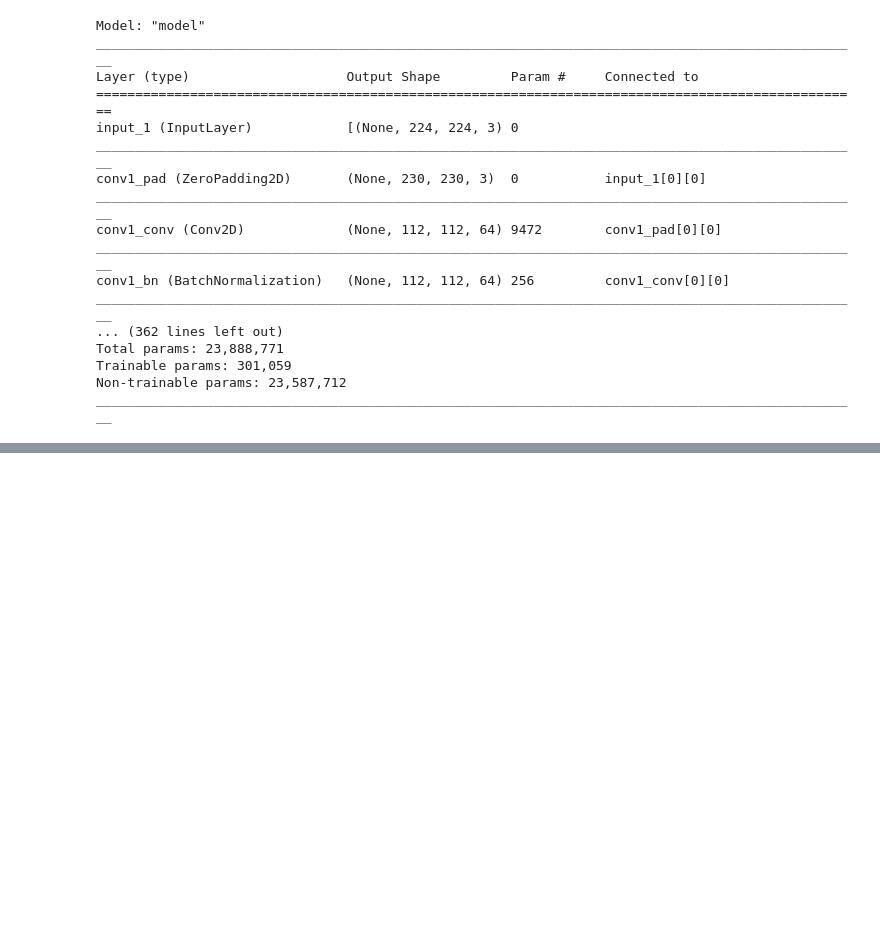
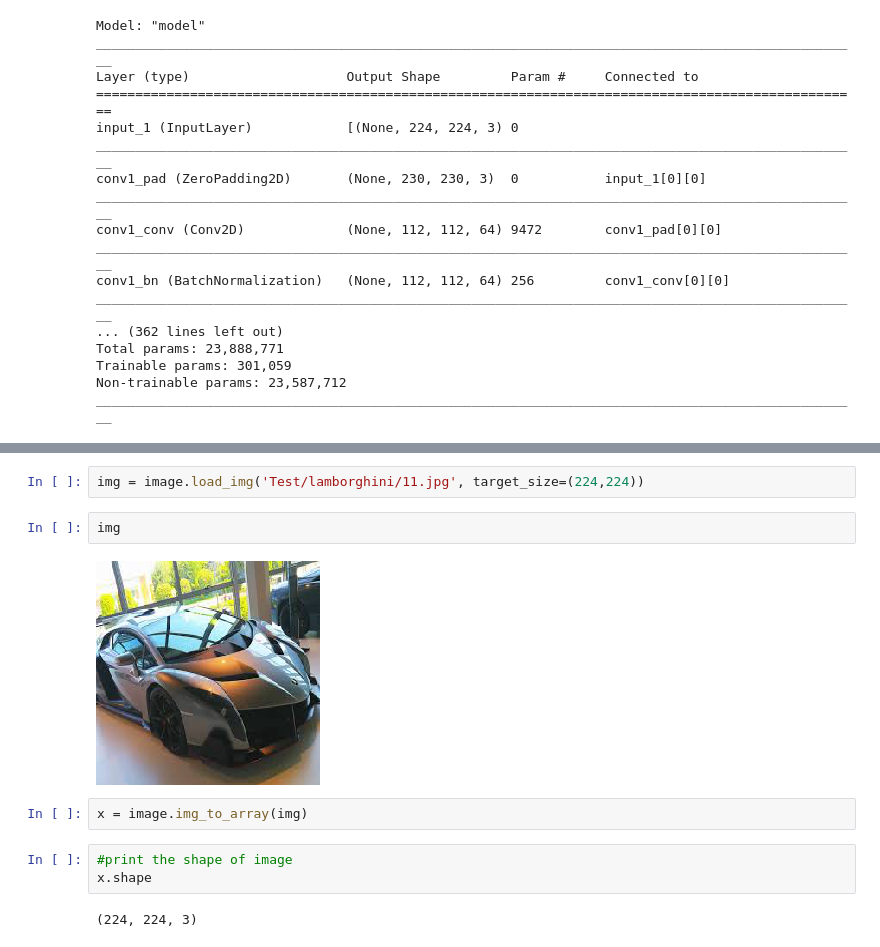
Before and after one commit to rohandawar/CarBrandClassificationinDeep-Learning, a Jupyter notebook: notebook.ipynb, the cells around one changed output, grey strips where cells are left out. Drawn from its saved outputs; the diff is of its cells as text; blank space fills up the shorter version.

```diff
--- a/notebook.ipynb
+++ b/notebook.ipynb
@@ -180,0 +226,13 @@ Epoch 50/50
+# %%
+img = image.load_img('Test/lamborghini/11.jpg', target_size=(224,224))
+# %%
+img
+# %% [output]
+[figure, added]
+# %%
+x = image.img_to_array(img)
+# %%
+#print the shape of image
+x.shape
+# %% [output]
+(224, 224, 3)
```
Also changed, not shown: parts of 11 cells of this notebook.
